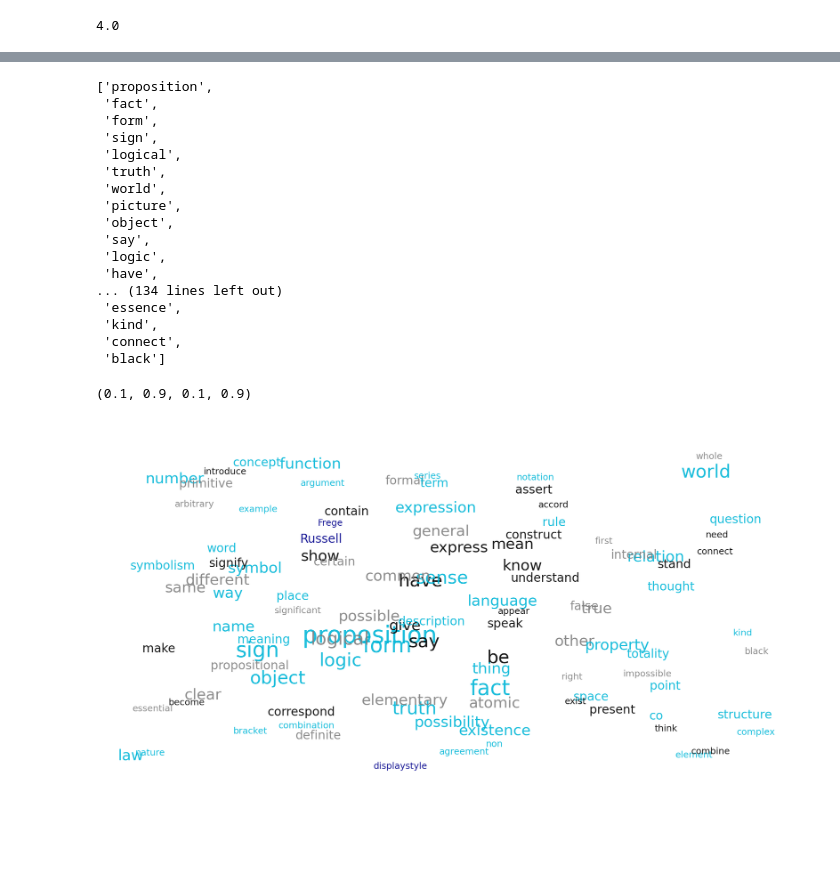
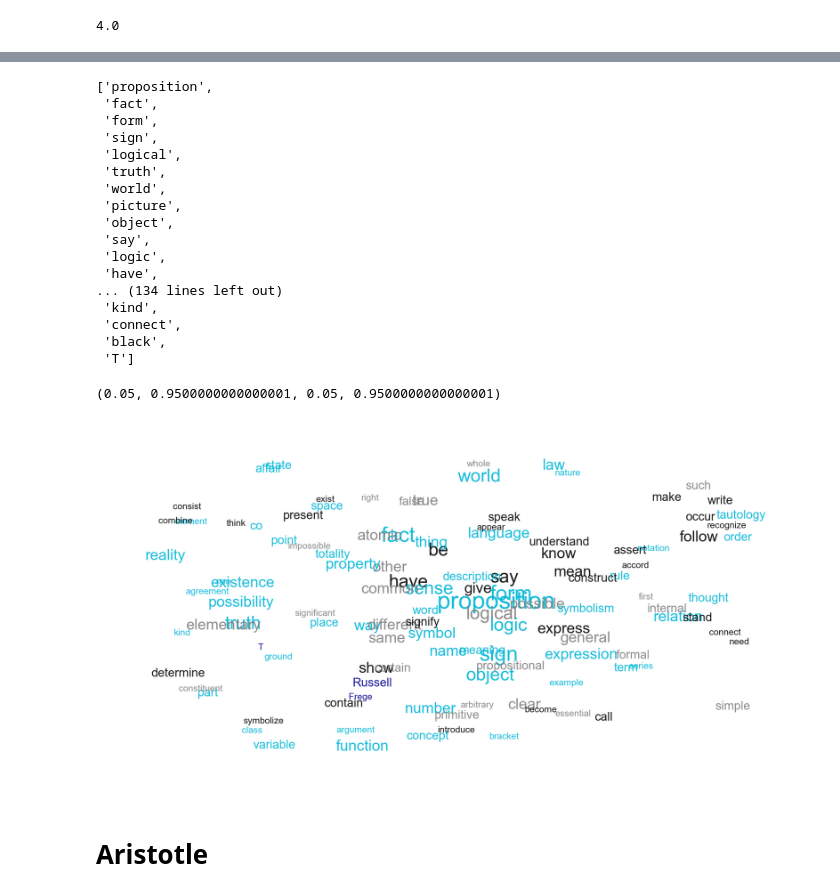
Before and after one commit to kasev/kfi_viz, a Jupyter notebook: scripts/exploring-data.ipynb, the cells around one changed output, grey strips where cells are left out. Cells and saved outputs as stored; diff of their text form; code cells hidden in the pictures; blank space fills up the shorter version.

```diff
--- a/scripts/exploring-data.ipynb
+++ b/scripts/exploring-data.ipynb
@@ -17,5 +15,5 @@ import matplotlib.patches as patches
 # %%
-main_text_dict = pickle.load(open("../data/tlp_main_text_dict.pickle", "rb"))
+main_text_dict = pickle.load(open("../data/large_files/tlp_main_text_dict.pickle", "rb"))
 dct = pickle.load(open("../data/tlp_dct.pickle", "rb"))
 corpus = pickle.load(open("../data/tlp_corpus.pickle", "rb"))
 freqs = pickle.load(open("../data/tlp_freqs.pickle", "rb"))
@@ -56,3 +43,6 @@ xs.max()
+# %%
+to_remove = ["displaystyle"]
+freqs = [tup for tup in freqs if tup[0] not in to_remove]
 # %%
 topn = 150
 words_topn = [tup[0] for tup in freqs][:topn]
@@ -71,10 +61,10 @@ words_topn
  'logic',
  'have',
 ... (134 lines left out)
- 'essence',
  'kind',
  'connect',
- 'black']
+ 'black',
+ 'T']
 # %%
 kfi_color = "#00b6d7"
 tag_color_dict = {
@@ -92,16 +82,19 @@ for k,v in word_tag_dict.items():
 # %%
 xs, ys, words = ppmi_svd.get_tsne_coors(word_vectors_df.loc[words_topn], perplexity=15)
 
-fig, ax = plt.subplots(1,1, figsize=(3.96, 2), dpi=600)
+fig, ax = plt.subplots(1,1, figsize=(3.967, 2), dpi=600, frameon=False)
 cutoff = 0.1
-
+border = 0.05
 for x, y, word in zip(xs, ys, words):
     if (cutoff <= x <= 1-cutoff) and (cutoff <= y <= 1-cutoff):
         ax.text(x, y, word, horizontalalignment='center', fontsize=word_size_dict[word], color=word_color_dict[word], alpha=0.9)
-ax.set_xlim(cutoff, 1-cutoff)
-ax.set_ylim(cutoff, 1-cutoff)
+ax.set_xlim(cutoff-border, 1-cutoff+border)
+ax.set_ylim(cutoff-border, 1-cutoff+border)
+#ax.set_facecolor("#F2F5FA")
 ax.axis("off")
+#ax.add_artist(ax.patch)
+#ax.patch.set_zorder(-1)
 # %% [output]
-(0.1, 0.9, 0.1, 0.9)
+(0.05, 0.9500000000000001, 0.05, 0.9500000000000001)
-[figure, old version]
+[figure, new version]
 # %%
@@ -108,0 +102,2 @@ fig.savefig("../figures/tlp_embeddings_v1.png")
+# %% [markdown]
+# Aristotle
```
Also changed, not shown: parts of 15 cells of this notebook, 10 other files.
